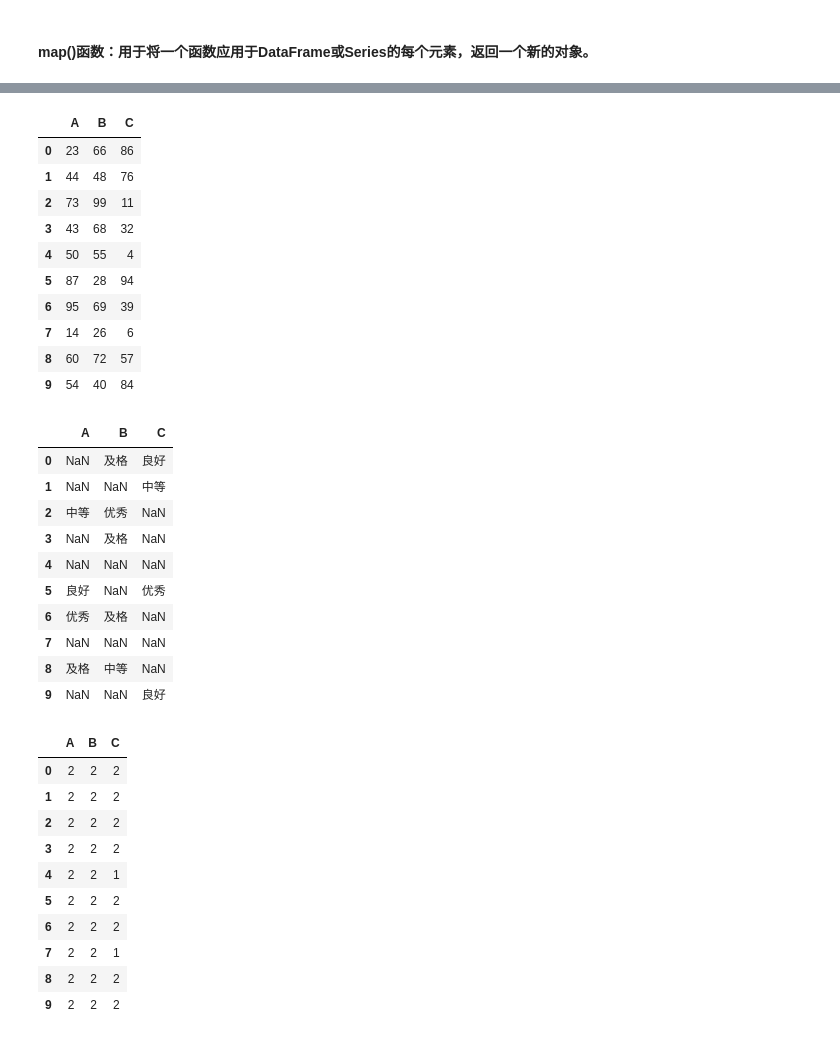
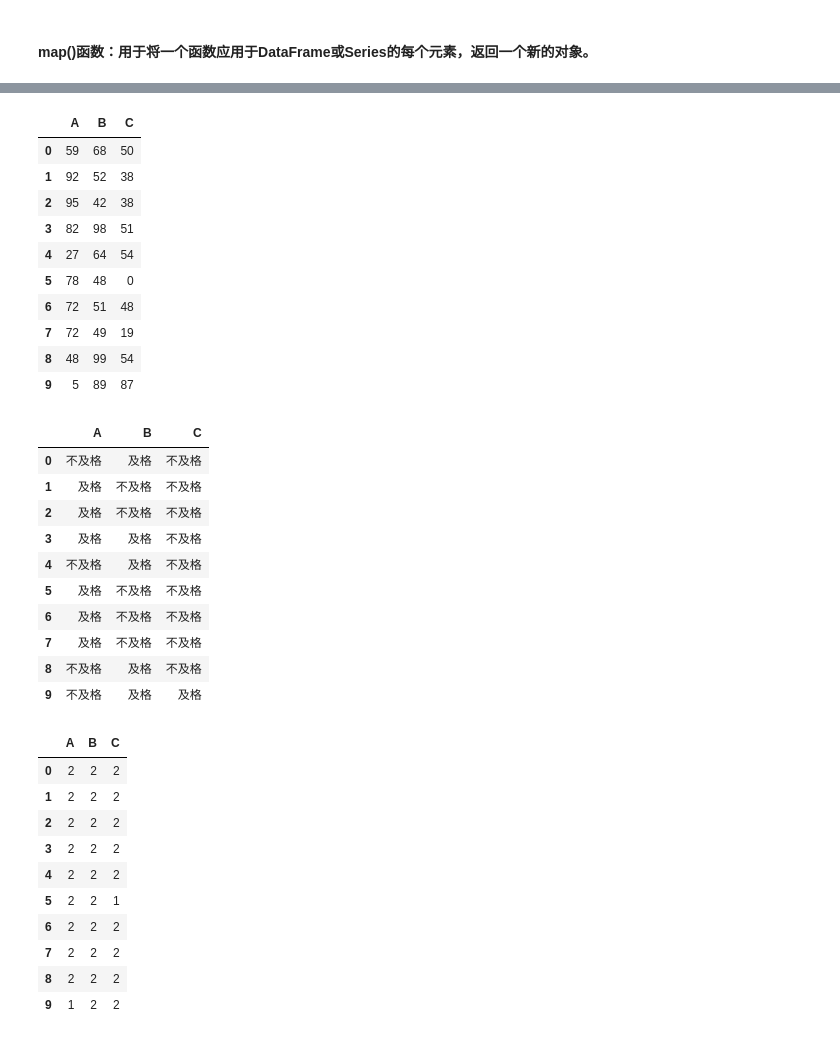
Before and after one commit to wang-bao-le/data-analysis, a Jupyter notebook: 05.pandas数据处理.ipynb, the cells around one changed output, grey strips where cells are left out. Cells and saved outputs as stored; diff of their text form; code cells hidden in the pictures.

```diff
--- a/05.pandas数据处理.ipynb
+++ b/05.pandas数据处理.ipynb
@@ -1382,6 +1478,7 @@ IndexError: pop index out of range
 # %% [markdown]
 #### map()函数：用于将一个函数应用于DataFrame或Series的每个元素，返回一个新的对象。
 # %%
+df = pd.DataFrame(data=np.random.randint(0, 100, size=(10,3)), columns=['A', 'B', 'C'])# 创建一个包含10行3列的随机整数数据的DataFrame，整数范围为0到99。
 df
 # %% [output]
 |  | A | B | C |
@@ -1439,41 +1530,38 @@ df.map(score_map)
 df
 # %% [output]
 |  | A | B | C |
-| 0 | 23 | 66 | 86 |
-| 1 | 44 | 48 | 76 |
-| 2 | 73 | 99 | 11 |
-| 3 | 43 | 68 | 32 |
-| 4 | 50 | 55 | 4 |
-| 5 | 87 | 28 | 94 |
-| 6 | 95 | 69 | 39 |
-| 7 | 14 | 26 | 6 |
-| 8 | 60 | 72 | 57 |
-| 9 | 54 | 40 | 84 |
+| 0 | 59 | 68 | 50 |
+| 1 | 92 | 52 | 38 |
+| 2 | 95 | 42 | 38 |
+| 3 | 82 | 98 | 51 |
+| 4 | 27 | 64 | 54 |
+| 5 | 78 | 48 | 0 |
+| 6 | 72 | 51 | 48 |
+| 7 | 72 | 49 | 19 |
+| 8 | 48 | 99 | 54 |
+| 9 | 5 | 89 | 87 |
 # %%
 def map_func(x):
-    if x >= 90:
-        return '优秀'
-    elif x >= 80:
-        return '良好'
-    elif x >= 70:
-        return '中等'
-    elif x >= 60:
-        return '及格'
+    if x >= 60:
+        return '及格';
+    else:
+        return '不及格';
 # %%
 # 使用map()函数对DataFrame进行映射,如果map_func()函数返回None，则表示该元素不满足任何条件，可以根据需要进行处理，例如返回一个默认值或抛出异常。
-df.map(map_func)
+df_re = df.map(map_func)
+df_re
 # %% [output]
 |  | A | B | C |
-| 0 | NaN | 及格 | 良好 |
-| 1 | NaN | NaN | 中等 |
-| 2 | 中等 | 优秀 | NaN |
-| 3 | NaN | 及格 | NaN |
-| 4 | NaN | NaN | NaN |
-| 5 | 良好 | NaN | 优秀 |
-| 6 | 优秀 | 及格 | NaN |
-| 7 | NaN | NaN | NaN |
-| 8 | 及格 | 中等 | NaN |
-| 9 | NaN | NaN | 良好 |
+| 0 | 不及格 | 及格 | 不及格 |
+| 1 | 及格 | 不及格 | 不及格 |
+| 2 | 及格 | 不及格 | 不及格 |
+| 3 | 及格 | 及格 | 不及格 |
+| 4 | 不及格 | 及格 | 不及格 |
+| 5 | 及格 | 不及格 | 不及格 |
+| 6 | 及格 | 不及格 | 不及格 |
+| 7 | 及格 | 不及格 | 不及格 |
+| 8 | 不及格 | 及格 | 不及格 |
+| 9 | 不及格 | 及格 | 及格 |
 # %%
 df.map(lambda x: len(str(x)))
 # %% [output]
@@ -1482,9 +1570,9 @@ df.map(lambda x: len(str(x)))
 | 1 | 2 | 2 | 2 |
 | 2 | 2 | 2 | 2 |
 | 3 | 2 | 2 | 2 |
-| 4 | 2 | 2 | 1 |
-| 5 | 2 | 2 | 2 |
+| 4 | 2 | 2 | 2 |
+| 5 | 2 | 2 | 1 |
 | 6 | 2 | 2 | 2 |
-| 7 | 2 | 2 | 1 |
+| 7 | 2 | 2 | 2 |
 | 8 | 2 | 2 | 2 |
-| 9 | 2 | 2 | 2 |
+| 9 | 1 | 2 | 2 |
```
Also changed, not shown: parts of 82 cells of this notebook, 1 other file.
